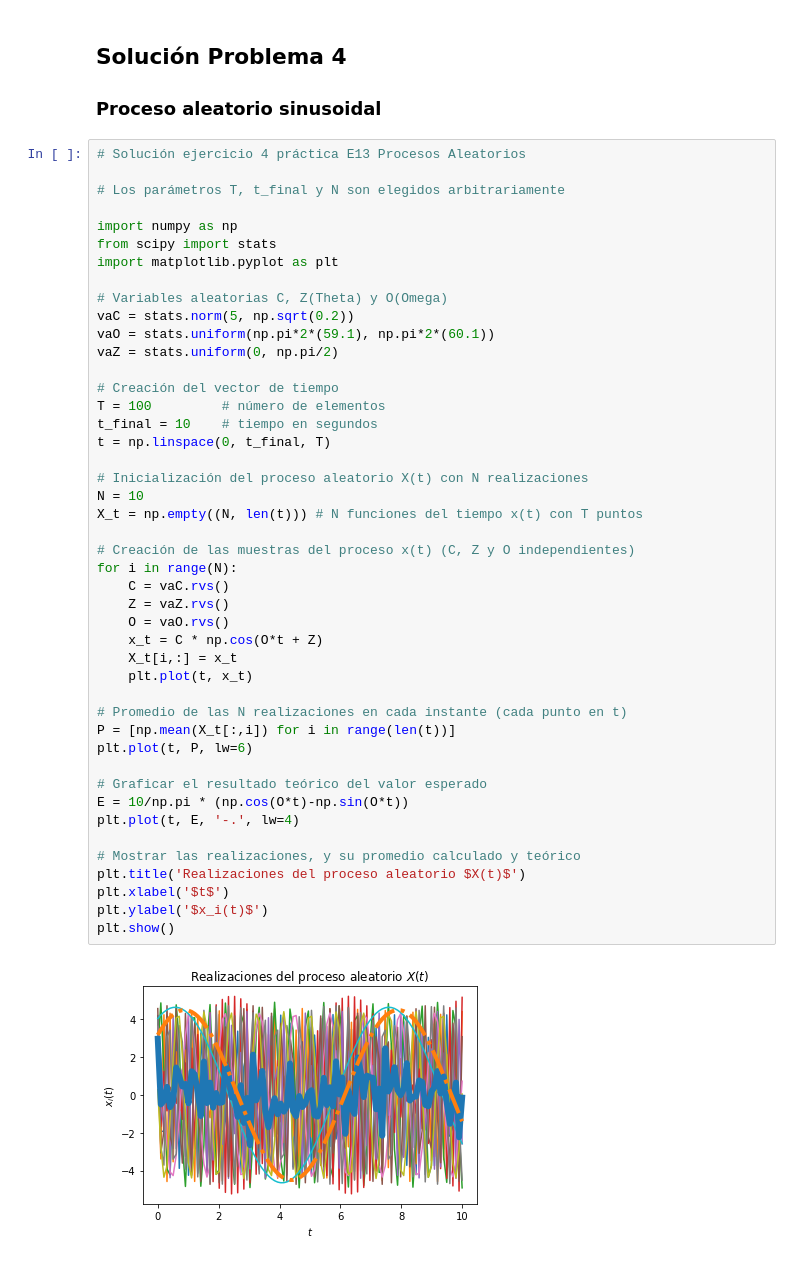
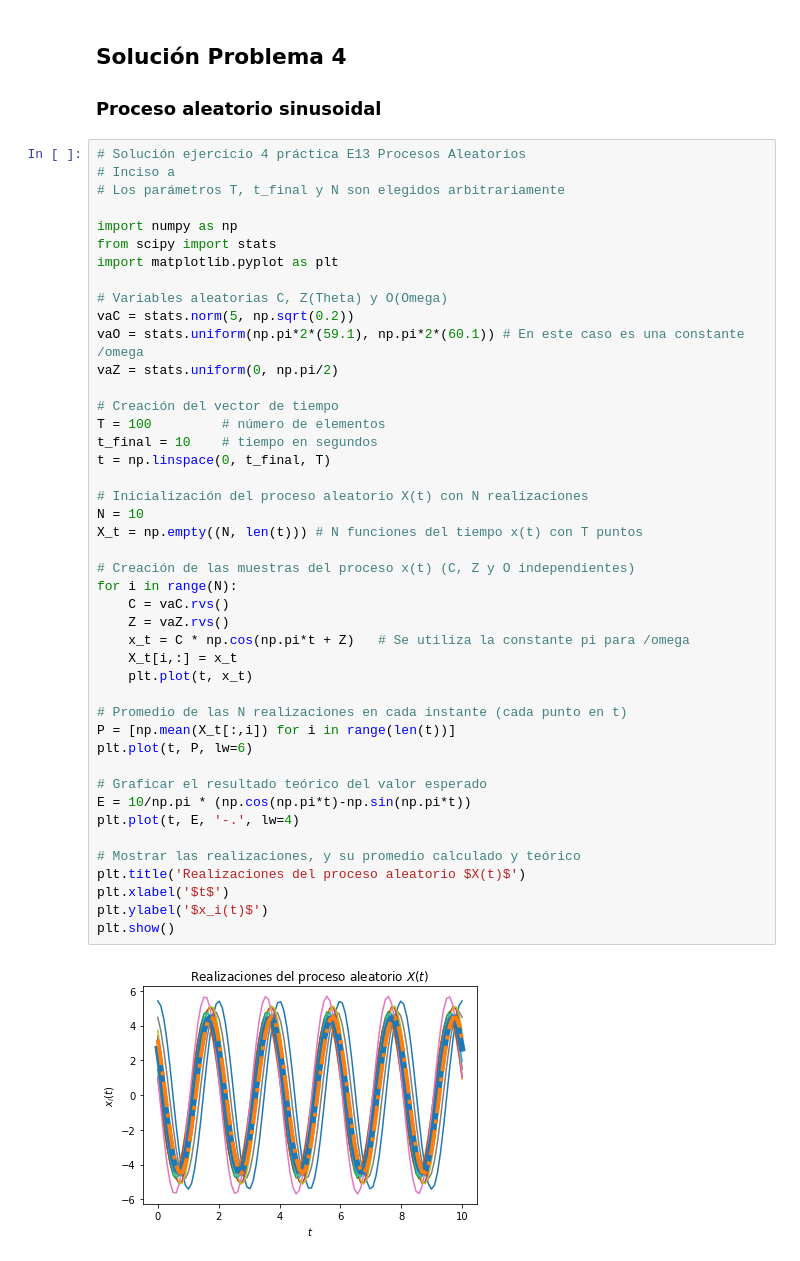
Before and after one commit to kathalsol/Tema4, a Jupyter notebook: Solución 2 y 4.ipynb, the cells around one changed output. Drawn from its saved outputs; the diff is of its cells as text.

```diff
--- a/Solución 2 y 4.ipynb
+++ b/Solución 2 y 4.ipynb
@@ -80,7 +80,7 @@ plt.show()
 ### Proceso aleatorio sinusoidal
 # %%
 # Solución ejercicio 4 práctica E13 Procesos Aleatorios
-
+# Inciso a
 # Los parámetros T, t_final y N son elegidos arbitrariamente
 
 import numpy as np
@@ -89,39 +89,38 @@ import matplotlib.pyplot as plt
 
 # Variables aleatorias C, Z(Theta) y O(Omega)
 vaC = stats.norm(5, np.sqrt(0.2))
-vaO = stats.uniform(np.pi*2*(59.1), np.pi*2*(60.1))
+vaO = stats.uniform(np.pi*2*(59.1), np.pi*2*(60.1)) # En este caso es una constante /omega
 vaZ = stats.uniform(0, np.pi/2)
 
 # Creación del vector de tiempo
 T = 100			# número de elementos
 t_final = 10	# tiempo en segundos
 t = np.linspace(0, t_final, T)
 
 # Inicialización del proceso aleatorio X(t) con N realizaciones
 N = 10
 X_t = np.empty((N, len(t)))	# N funciones del tiempo x(t) con T puntos
 
 # Creación de las muestras del proceso x(t) (C, Z y O independientes)
 for i in range(N):
 	C = vaC.rvs()
 	Z = vaZ.rvs()
-	O = vaO.rvs()
-	x_t = C * np.cos(O*t + Z)
+	x_t = C * np.cos(np.pi*t + Z)   # Se utiliza la constante pi para /omega
 	X_t[i,:] = x_t
 	plt.plot(t, x_t)
 
 # Promedio de las N realizaciones en cada instante (cada punto en t)
 P = [np.mean(X_t[:,i]) for i in range(len(t))]
 plt.plot(t, P, lw=6)
 
 # Graficar el resultado teórico del valor esperado
-E = 10/np.pi * (np.cos(O*t)-np.sin(O*t))
+E = 10/np.pi * (np.cos(np.pi*t)-np.sin(np.pi*t))
 plt.plot(t, E, '-.', lw=4)
 
 # Mostrar las realizaciones, y su promedio calculado y teórico
 plt.title('Realizaciones del proceso aleatorio $X(t)$')
 plt.xlabel('$t$')
 plt.ylabel('$x_i(t)$')
 plt.show()
 # %% [output]
-[figure, old version]
+[figure, new version]
```
Also changed, not shown: parts of 1 cell of this notebook.
